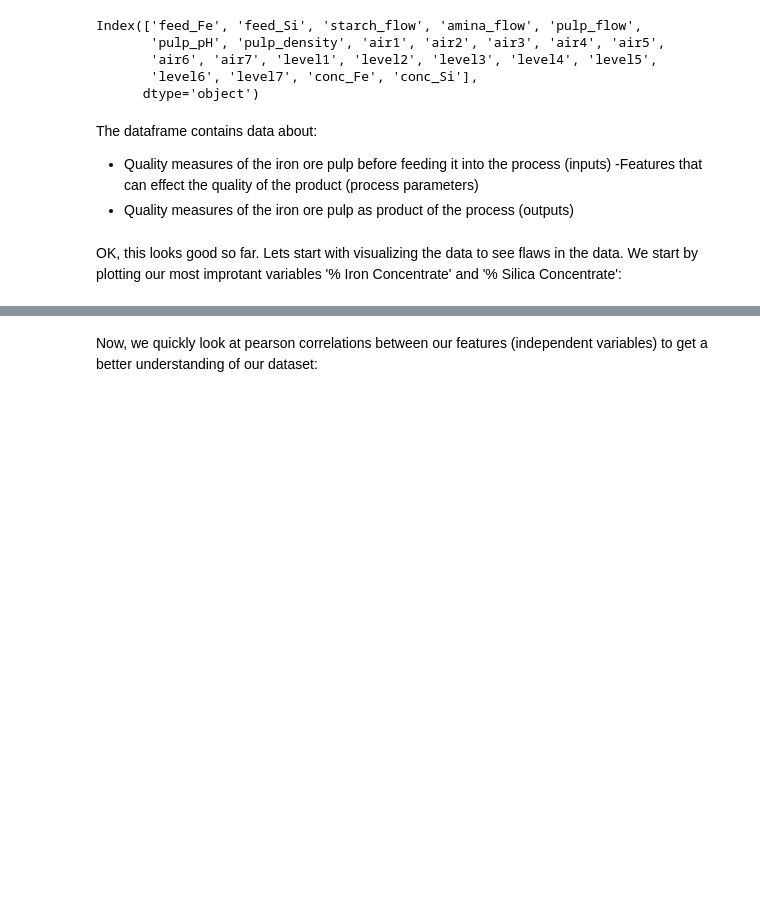
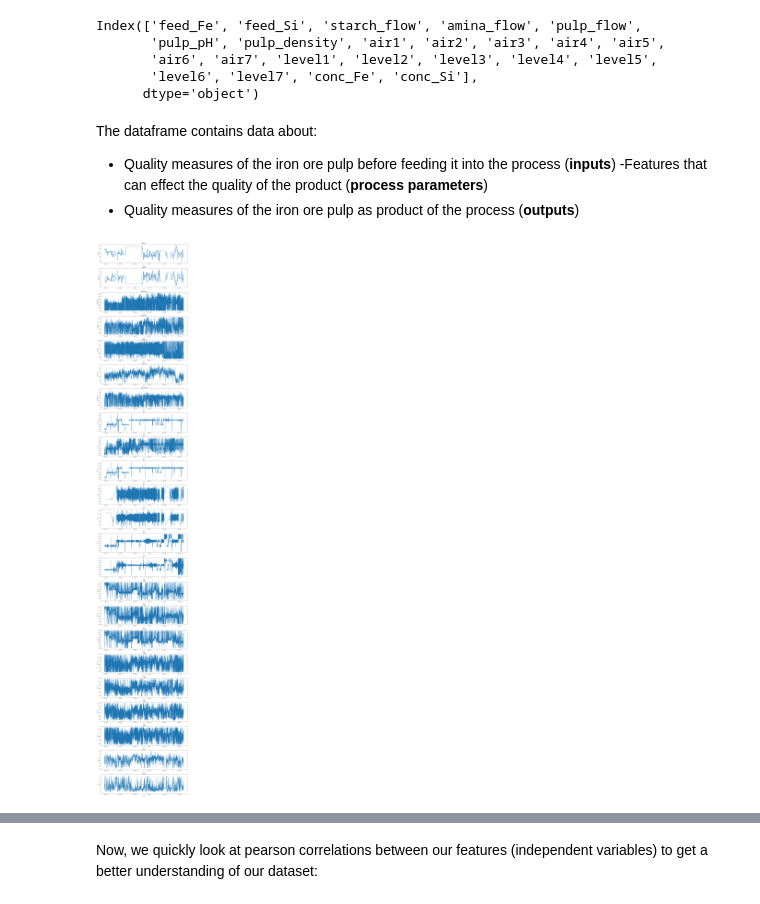
Before and after one commit to arifaygun/ML_Calisma_Notebooklari, a Jupyter notebook: AA_Graduate_Project_1Std.ipynb, the cells around one changed output, grey strips where cells are left out. Drawn from its saved outputs; the diff is of its cells as text; code cells hidden in the pictures; blank space fills up the shorter version.

```diff
--- a/AA_Graduate_Project_1Std.ipynb
+++ b/AA_Graduate_Project_1Std.ipynb
@@ -169,8 +185,30 @@ Index(['feed_Fe', 'feed_Si', 'starch_flow', 'amina_flow', 'pulp_flow',
 # %% [markdown]
 The dataframe contains data about:
 
-- Quality measures of the iron ore pulp before feeding it into the process (inputs)
--Features that can effect the quality of the product (process parameters)
-- Quality measures of the iron ore pulp as product of the process (outputs)
+- Quality measures of the iron ore pulp before feeding it into the process (**inputs**)
+-Features that can effect the quality of the product (**process parameters**)
+- Quality measures of the iron ore pulp as product of the process (**outputs**)
-# %% [markdown]
-OK, this looks good so far. Lets start with visualizing the data to see flaws in the data. We start by plotting our most improtant variables '% Iron Concentrate' and '% Silica Concentrate':
+# %%
+columns = flotation.columns
+
+num_columns = 1
+num_rows = (len(columns) - 1) // num_columns + 1
+
+fig, axes = plt.subplots(num_rows, num_columns, figsize=(15, 90))
+axes = axes.flatten()
+
+# Loop over the columns and create plots
+for i, column in enumerate(columns):
+    axes[i].plot(flotation.index, flotation[column])
+    axes[i].set_xlabel('Date')
+    axes[i].set_ylabel(column)
+    axes[i].set_title(column)
+
+if len(columns) < len(axes):
+    for j in range(len(columns), len(axes)):
+        axes[j].axis('off')
+
+plt.tight_layout()
+plt.show()
+# %% [output]
+[figure, added]
```
Also changed, not shown: parts of 20 cells of this notebook.
